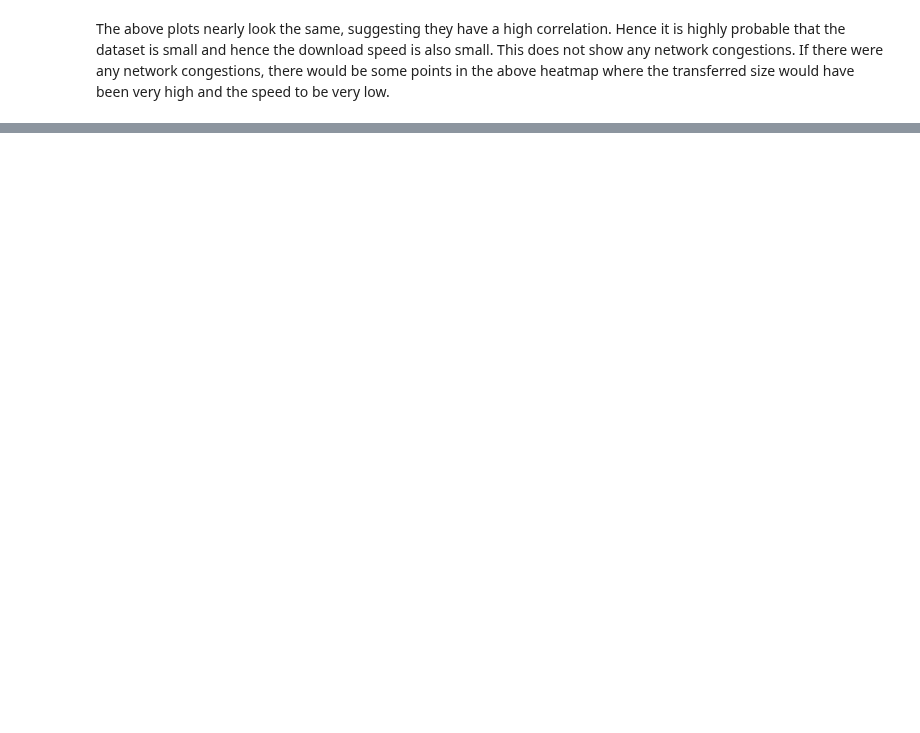
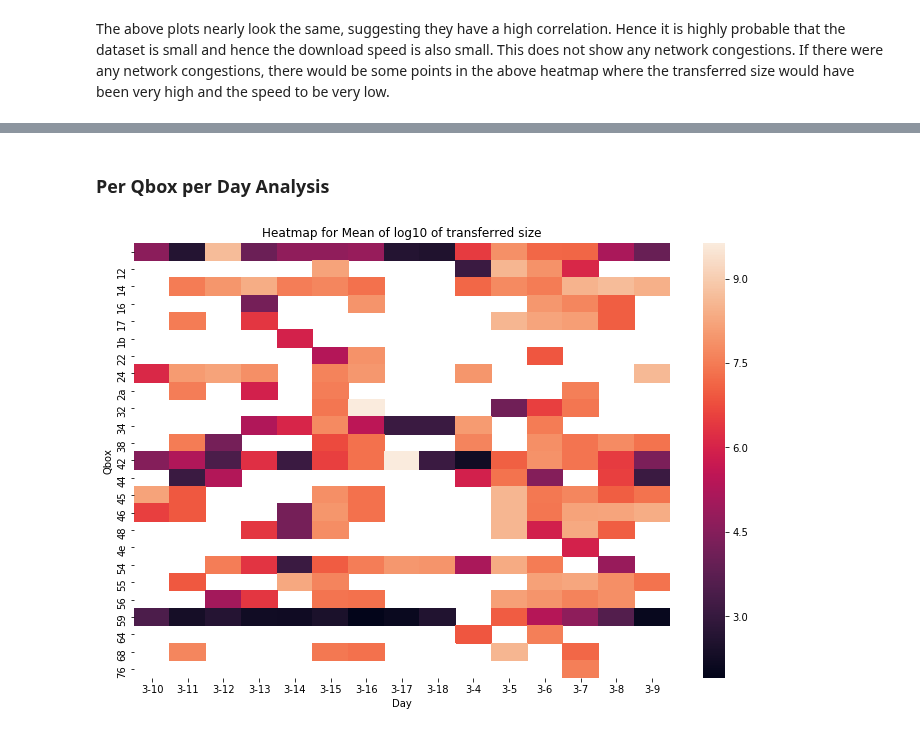
Before and after one commit to AdwaitB/greco-notes, a Jupyter notebook: infra/Analysis_full.ipynb, the cells around one changed output, grey strips where cells are left out. Saved outputs shown, nothing was run; the diff lists cells and outputs as text; code cells hidden in the pictures; blank space fills up the shorter version.

Commit message:
Added day related analysis

```diff
--- a/infra/Analysis_full.ipynb
+++ b/infra/Analysis_full.ipynb
@@ -651,0 +661,20 @@ plt.show()
+# %% [markdown]
+### Per Qbox per Day Analysis
+# %%
+temp = data[1][['transfer_history.qbox_short', 'unique_day', 'transfer_history.actually_transferred_size']]
+temp = temp[temp['transfer_history.qbox_short'].notna()]
+temp = temp[temp['transfer_history.actually_transferred_size'] > 0]
+temp['transfer_history.actually_transferred_size'] = temp['transfer_history.actually_transferred_size'].apply(lambda x: np.log10(x))
+temp = temp.groupby(['transfer_history.qbox_short', 'unique_day'])['transfer_history.actually_transferred_size'].mean()
+temp = temp.to_frame().reset_index()
+
+temp = temp.pivot(index='transfer_history.qbox_short', columns='unique_day', values='transfer_history.actually_transferred_size')
+
+plt.figure(figsize=plot_size)
+sb.heatmap(temp)
+plt.xlabel("Day")
+plt.ylabel("Qbox")
+plt.title("Heatmap for Mean of log10 of transferred size")
+plt.show()
+# %% [output]
+[figure, added]
```
Also changed, not shown: parts of 16 cells of this notebook, 1 other file.
